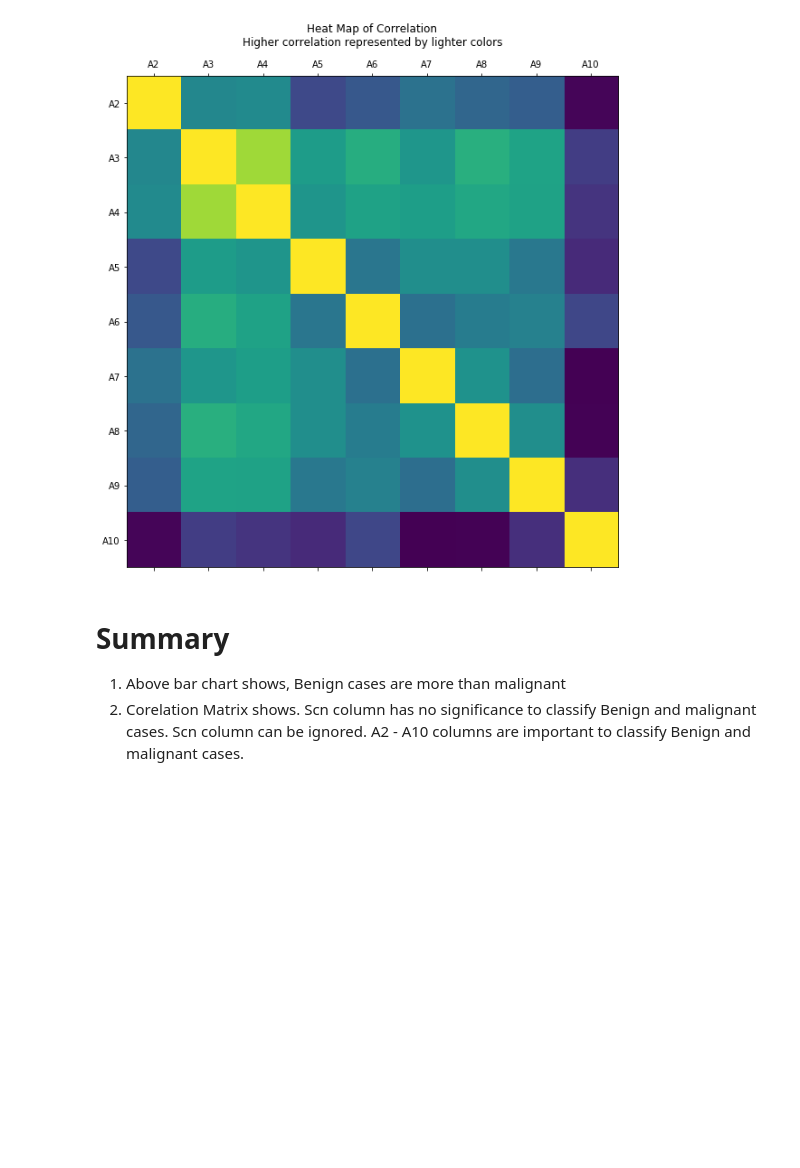
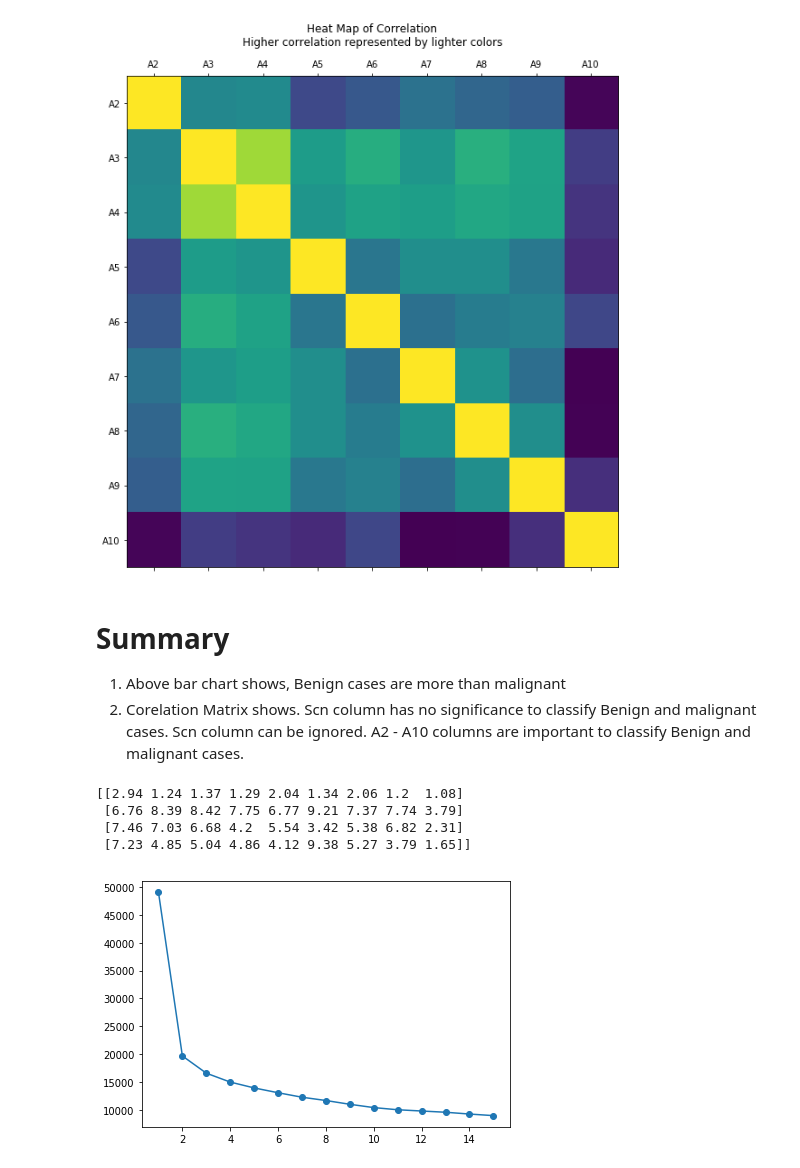
Before and after one commit to iamrajp/G10-PythonProject, a Jupyter notebook: code/Main.ipynb, the cells around one changed output. Drawn from its saved outputs; the diff is of its cells as text; code cells hidden in the pictures; blank space fills up the shorter version.

```diff
--- a/code/Main.ipynb
+++ b/code/Main.ipynb
@@ -178,0 +181,24 @@ plot_corr(data.loc[:,'A2':'A10'],size = 10)
+# %%
+model = KMeans(n_clusters=4)
+model.fit(hist_data)
+centroids = model.cluster_centers_
+np.set_printoptions(precision=2)
+print((centroids))
+# %% [output]
+[[2.94 1.24 1.37 1.29 2.04 1.34 2.06 1.2  1.08]
+ [6.76 8.39 8.42 7.75 6.77 9.21 7.37 7.74 3.79]
+ [7.46 7.03 6.68 4.2  5.54 3.42 5.38 6.82 2.31]
+ [7.23 4.85 5.04 4.86 4.12 9.38 5.27 3.79 1.65]]
+# %%
+k = range(1,16)
+inertias = []
+# %%
+for x in k:
+    model_b = KMeans(n_clusters=x)
+    model_b.fit(hist_data)
+    inertias.append(model_b.inertia_)
+# %%
+plt.plot(k, inertias, '-o')
+plt.tight_layout()
+# %% [output]
+[figure, added]
```
Also changed, not shown: parts of 12 cells of this notebook.
